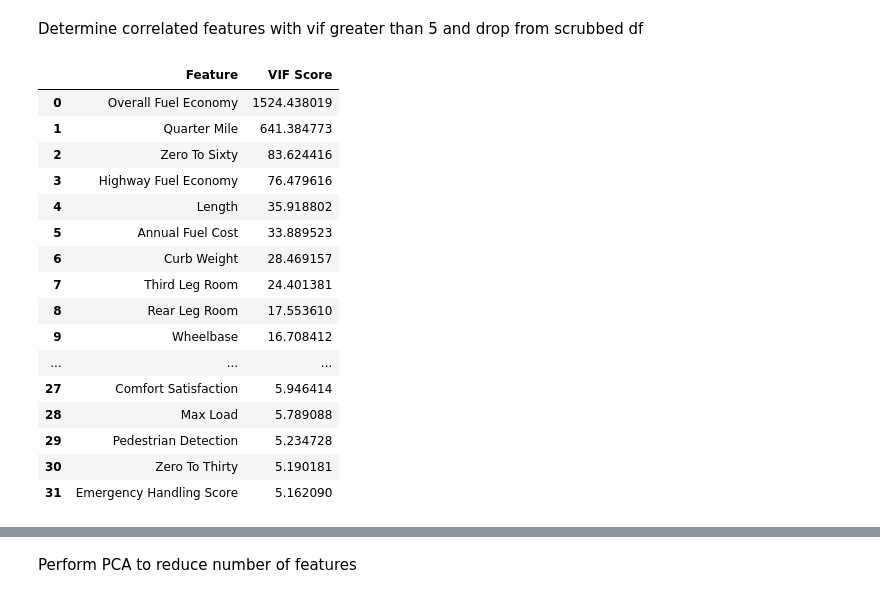
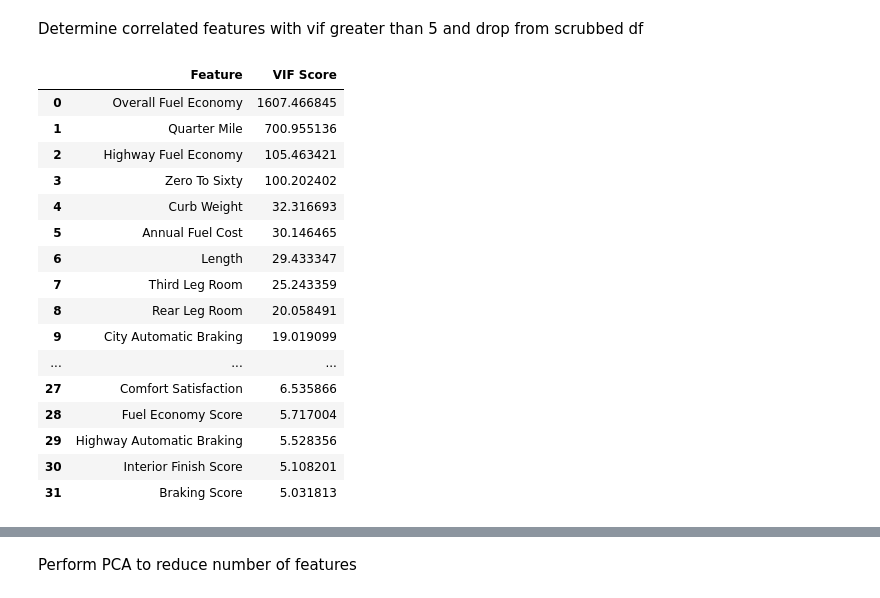
Before and after one commit to blantj/consumer_reports_sales_regression, a Jupyter notebook: Modeling.ipynb, the cells around one changed output, grey strips where cells are left out. Drawn from its saved outputs; the diff is of its cells as text; code cells hidden in the pictures.

Commit message:
Update for modeling

```diff
--- a/Modeling.ipynb
+++ b/Modeling.ipynb
@@ -41,0 +52,5 @@ df.head()
+# %%
+sales_df = pd.read_excel('Excel/sales.xls')
+sales_df = sales_df.iloc[4:, 0:2]
+sales_df.columns = ['Model', 'Sales']
+sales_df.head()
@@ -41,0 +66,4 @@ df.head()
+# %%
+df = pd.merge(df, sales_df, how='inner', left_on='Model', right_on='Model')
+print(df.shape)
+df.head()
@@ -117,7 +154,8 @@ crash_replace_dict = {'Poor': 1, 'Marginal':2, 'Acceptable':3, 'Good':4}
 for col in df.columns[57:63]:
     df[col] = df[col].replace(crash_replace_dict)
     df[col] = df[col].astype('float')
-df.head()
+
+df['Sales'] = df['Sales'].astype('int')
 
 df.head()
 # %% [output]
@@ -163,8 +199,9 @@ df.head()
 Replace remaining missing values with iterative imputer
 # %%
 ii = IterativeImputer(random_state=7)
-imputed_values = ii.fit_transform(df)
-scrubbed_df = pd.DataFrame(imputed_values, columns=df.columns)
+imputed_values = ii.fit_transform(df.drop(columns='Sales'))
+scrubbed_df = pd.DataFrame(imputed_values, columns=df.columns[:-1])
+scrubbed_df['Sales'] = df['Sales']
 scrubbed_df.head()
 # %% [output]
 |  | Reliability Score | Owner Satisfact Score | Acceleration Score | Zero To Sixty | Transmission Score | ... |
@@ -197,45 +234,44 @@ memory usage: 109.4 KB
 # %% [markdown]
 Determine correlated features with vif greater than 5 and drop from scrubbed df
 # %%
-vif_df = add_constant(scrubbed_df)
+vif_df = add_constant(scrubbed_df.drop(columns='Sales'))
 drop_vif = 11
 drop_features = []
 
 while 1:
     vif_results = []
     for index, col in enumerate(vif_df.columns):
         vif_score = variance_inflation_factor(vif_df.values, index)
         vif_results.append([col, vif_score])
     vif_results_df = pd.DataFrame(vif_results, columns=['Feature', 'VIF Score']).sort_values(by='VIF Score', ascending=False)
     drop_feature = vif_results_df['Feature'].iloc[0]
     drop_vif = vif_results_df['VIF Score'].iloc[0]
     if drop_vif < 5:
         break
     vif_df.drop(columns=drop_feature, inplace=True)
     drop_features.append([drop_feature, drop_vif])
 
+drop_features_df = pd.DataFrame(drop_features, columns = ['Feature', 'VIF Score'])
 scrubbed_df.drop(columns=drop_features_df['Feature'].values, inplace=True)
-
-drop_features_df = pd.DataFrame(drop_features, columns = ['Feature', 'VIF Score'])
 drop_features_df
 # %% [output]
 |  | Feature | VIF Score |
-| 0 | Overall Fuel Economy | 1524.438019 |
-| 1 | Quarter Mile | 641.384773 |
-| 2 | Zero To Sixty | 83.624416 |
-| 3 | Highway Fuel Economy | 76.479616 |
-| 4 | Length | 35.918802 |
-| 5 | Annual Fuel Cost | 33.889523 |
-| 6 | Curb Weight | 28.469157 |
-| 7 | Third Leg Room | 24.401381 |
-| 8 | Rear Leg Room | 17.553610 |
-| 9 | Wheelbase | 16.708412 |
+| 0 | Overall Fuel Economy | 1607.466845 |
+| 1 | Quarter Mile | 700.955136 |
+| 2 | Highway Fuel Economy | 105.463421 |
+| 3 | Zero To Sixty | 100.202402 |
+| 4 | Curb Weight | 32.316693 |
+| 5 | Annual Fuel Cost | 30.146465 |
+| 6 | Length | 29.433347 |
+| 7 | Third Leg Room | 25.243359 |
+| 8 | Rear Leg Room | 20.058491 |
+| 9 | City Automatic Braking | 19.019099 |
 | ... | ... | ... |
-| 27 | Comfort Satisfaction | 5.946414 |
-| 28 | Max Load | 5.789088 |
-| 29 | Pedestrian Detection | 5.234728 |
-| 30 | Zero To Thirty | 5.190181 |
-| 31 | Emergency Handling Score | 5.162090 |
+| 27 | Comfort Satisfaction | 6.535866 |
+| 28 | Fuel Economy Score | 5.717004 |
+| 29 | Highway Automatic Braking | 5.528356 |
+| 30 | Interior Finish Score | 5.108201 |
+| 31 | Braking Score | 5.031813 |
 # %%
 scrubbed_df.info()
 # %% [output]
```
Also changed, not shown: parts of 36 cells of this notebook.
